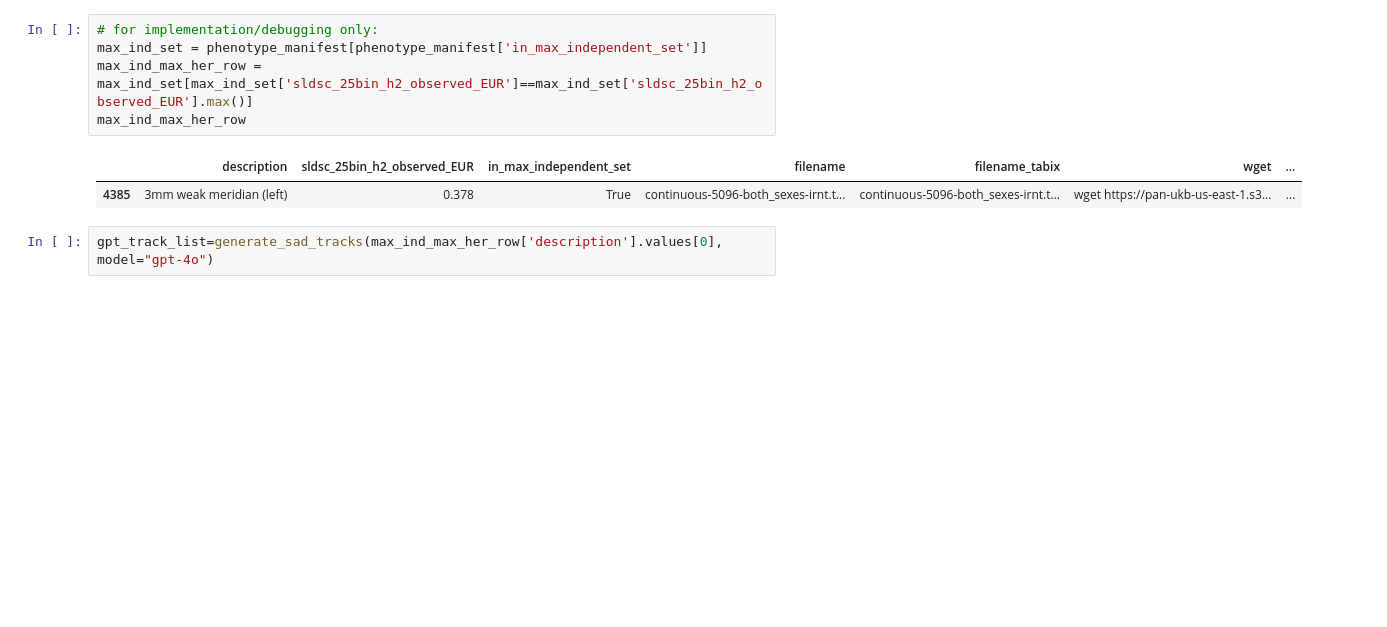
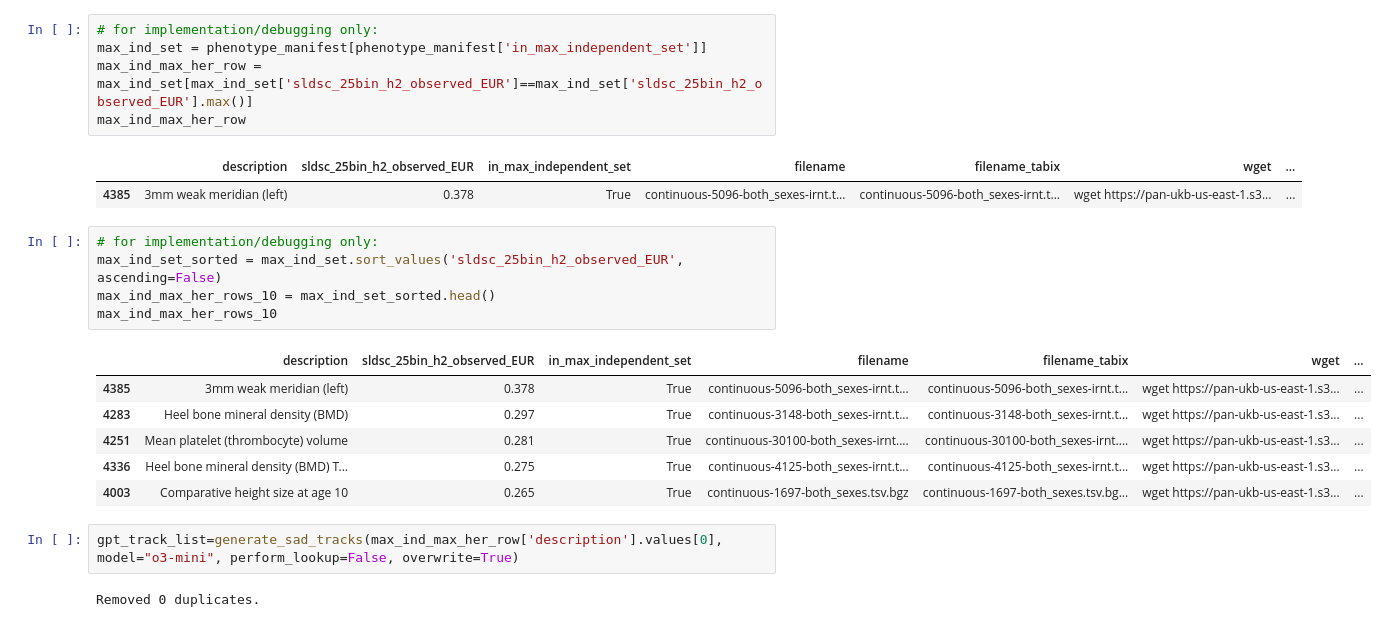
Before and after one commit to BoevaLab/GWAS-power, a Jupyter notebook: main-evaluation.ipynb, the cells around one changed output. Cells and saved outputs as stored; diff of their text form; blank space fills up the shorter version.

Commit message:
Reworked track list pipeline, added unions to add to former results, created pipeline to generate method parameters for leomed

```diff
--- a/main-evaluation.ipynb
+++ b/main-evaluation.ipynb
@@ -215,5 +225,19 @@ max_ind_max_her_row
 # %% [output]
 |  | description | sldsc_25bin_h2_observed_EUR | in_max_independent_set | filename | filename_tabix | wget | ... |
 | 4385 | 3mm weak meridian (left) | 0.378 | True | continuous-5096-both_sexes-irnt.t... | continuous-5096-both_sexes-irnt.t... | wget https://pan-ukb-us-east-1.s3... | ... |
+# %%
+# for implementation/debugging only:
+max_ind_set_sorted = max_ind_set.sort_values('sldsc_25bin_h2_observed_EUR', ascending=False)
+max_ind_max_her_rows_10 = max_ind_set_sorted.head()
+max_ind_max_her_rows_10
+# %% [output]
+|  | description | sldsc_25bin_h2_observed_EUR | in_max_independent_set | filename | filename_tabix | wget | ... |
+| 4385 | 3mm weak meridian (left) | 0.378 | True | continuous-5096-both_sexes-irnt.t... | continuous-5096-both_sexes-irnt.t... | wget https://pan-ukb-us-east-1.s3... | ... |
+| 4283 | Heel bone mineral density (BMD) | 0.297 | True | continuous-3148-both_sexes-irnt.t... | continuous-3148-both_sexes-irnt.t... | wget https://pan-ukb-us-east-1.s3... | ... |
+| 4251 | Mean platelet (thrombocyte) volume | 0.281 | True | continuous-30100-both_sexes-irnt.... | continuous-30100-both_sexes-irnt.... | wget https://pan-ukb-us-east-1.s3... | ... |
+| 4336 | Heel bone mineral density (BMD) T... | 0.275 | True | continuous-4125-both_sexes-irnt.t... | continuous-4125-both_sexes-irnt.t... | wget https://pan-ukb-us-east-1.s3... | ... |
+| 4003 | Comparative height size at age 10 | 0.265 | True | continuous-1697-both_sexes.tsv.bgz | continuous-1697-both_sexes.tsv.bg... | wget https://pan-ukb-us-east-1.s3... | ... |
 # %%
-gpt_track_list=generate_sad_tracks(max_ind_max_her_row['description'].values[0], model="gpt-4o")
+gpt_track_list=generate_sad_tracks(max_ind_max_her_row['description'].values[0], model="o3-mini", perform_lookup=False, overwrite=True)
+# %% [output]
+Removed 0 duplicates.
```
Also changed, not shown: parts of 27 cells of this notebook, 8 other files.
